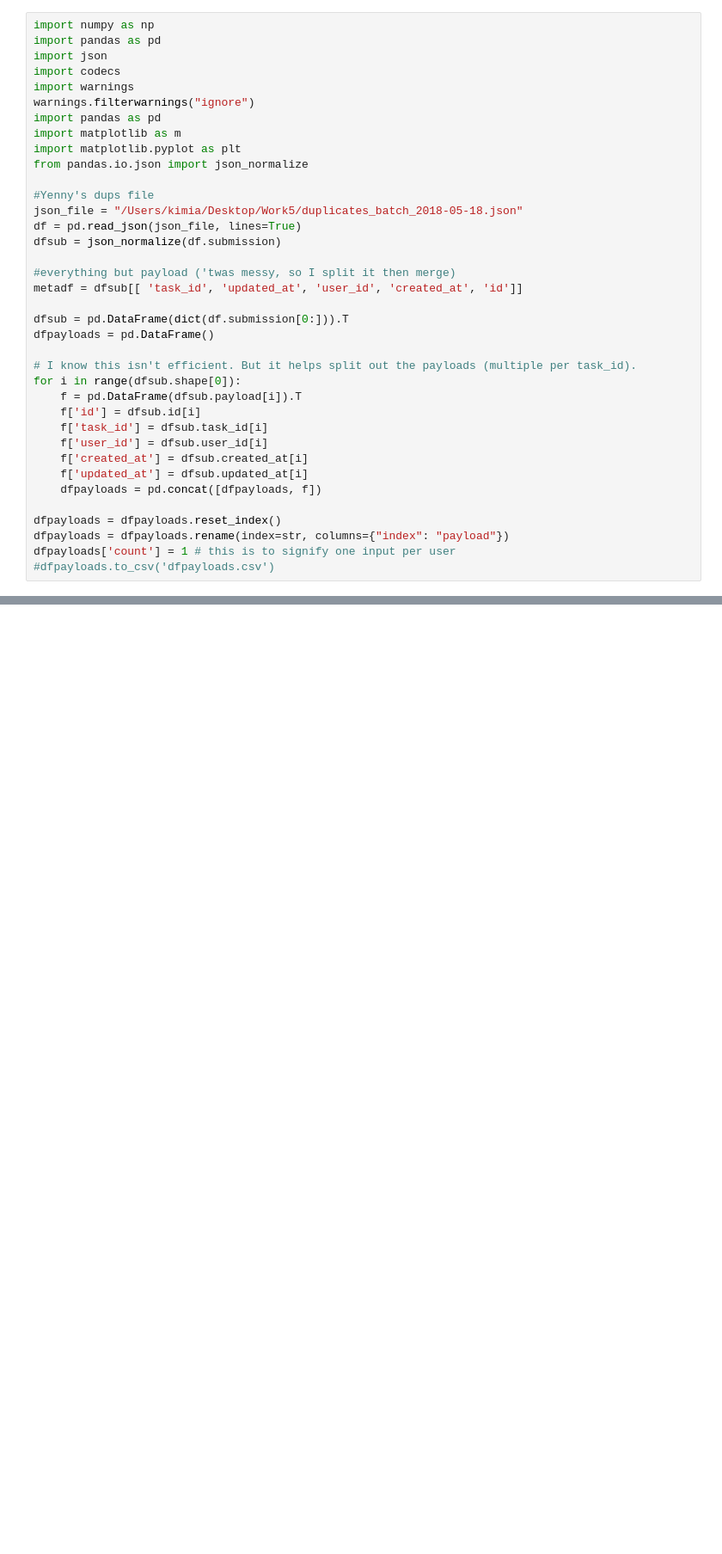
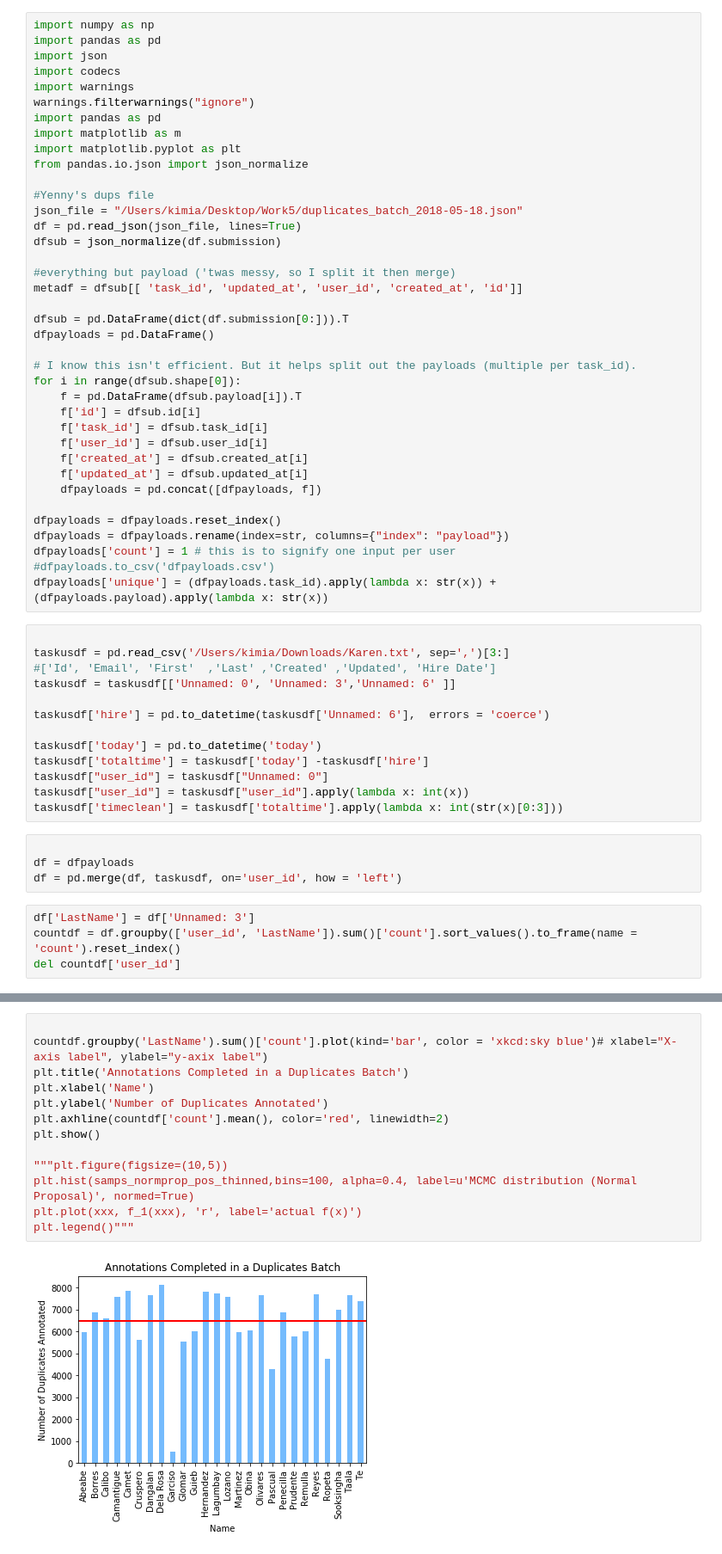
Before and after one commit to kimiafactual/garbagetosortthrul8r, a Jupyter notebook: Pres_duplicates.ipynb, the cells around one changed output, grey strips where cells are left out. Shown at 86% size. Saved outputs shown, nothing was run; the diff lists cells and outputs as text; blank space fills up the shorter version.

```diff
--- a/Pres_duplicates.ipynb
+++ b/Pres_duplicates.ipynb
@@ -35,3 +35,25 @@ dfpayloads = dfpayloads.reset_index()
 dfpayloads = dfpayloads.rename(index=str, columns={"index": "payload"})
 dfpayloads['count'] = 1 # this is to signify one input per user
 #dfpayloads.to_csv('dfpayloads.csv')
+dfpayloads['unique'] = (dfpayloads.task_id).apply(lambda x: str(x)) + (dfpayloads.payload).apply(lambda x: str(x))
+# %%
+
+taskusdf = pd.read_csv('/Users/kimia/Downloads/Karen.txt', sep=',')[3:]
+#['Id', 'Email', 'First'  ,'Last' ,'Created' ,'Updated', 'Hire Date']
+taskusdf = taskusdf[['Unnamed: 0', 'Unnamed: 3','Unnamed: 6' ]]
+
+taskusdf['hire'] = pd.to_datetime(taskusdf['Unnamed: 6'],  errors = 'coerce')
+
+taskusdf['today'] = pd.to_datetime('today')
+taskusdf['totaltime'] = taskusdf['today'] -taskusdf['hire']
+taskusdf["user_id"] = taskusdf["Unnamed: 0"]
+taskusdf["user_id"] = taskusdf["user_id"].apply(lambda x: int(x))
+taskusdf['timeclean'] = taskusdf['totaltime'].apply(lambda x: int(str(x)[0:3]))
+# %%
+
+df = dfpayloads
+df = pd.merge(df, taskusdf, on='user_id', how = 'left')
+# %%
+df['LastName'] = df['Unnamed: 3']
+countdf = df.groupby(['user_id', 'LastName']).sum()['count'].sort_values().to_frame(name = 'count').reset_index()
+del countdf['user_id']
@@ -37,0 +84,15 @@ dfpayloads['count'] = 1 # this is to signify one input per user
+# %%
+
+countdf.groupby('LastName').sum()['count'].plot(kind='bar', color = 'xkcd:sky blue')# xlabel="X-axis label", ylabel="y-axix label")
+plt.title('Annotations Completed in a Duplicates Batch')
+plt.xlabel('Name')
+plt.ylabel('Number of Duplicates Annotated')
+plt.axhline(countdf['count'].mean(), color='red', linewidth=2)
+plt.show()
+
+"""plt.figure(figsize=(10,5))
+plt.hist(samps_normprop_pos_thinned,bins=100, alpha=0.4, label=u'MCMC distribution (Normal Proposal)', normed=True)
+plt.plot(xxx, f_1(xxx), 'r', label='actual f(x)')
+plt.legend()"""
+# %% [output]
+[figure, added]
```
Also changed, not shown: parts of 8 cells of this notebook.
